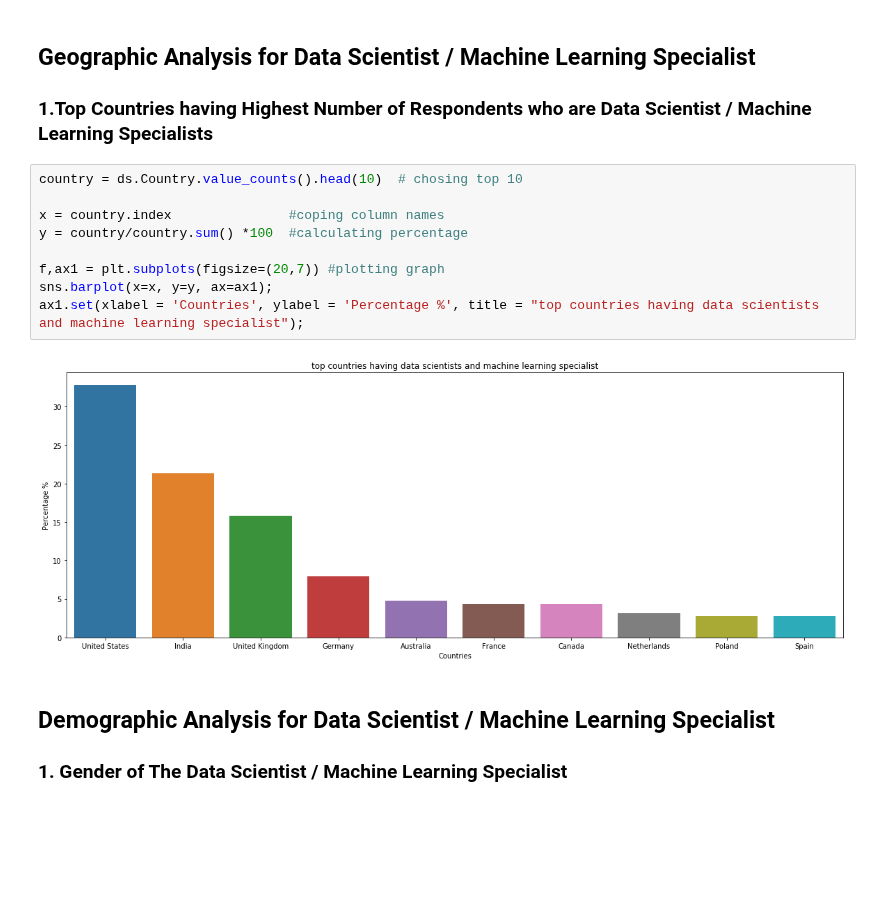
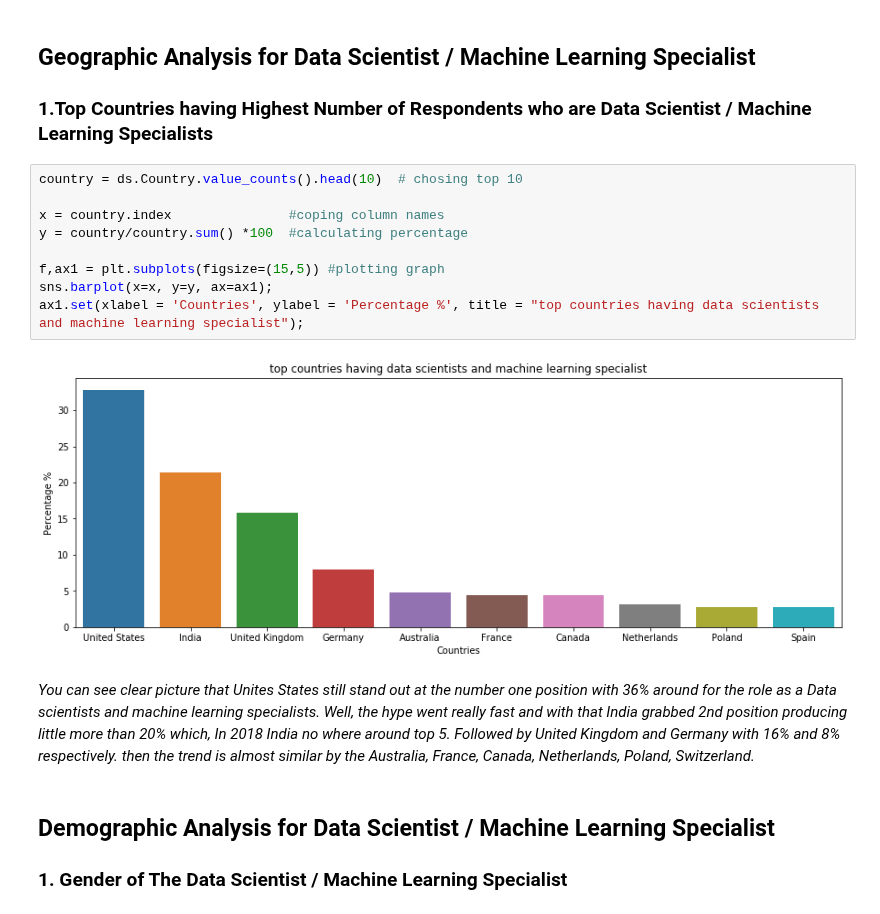
Before and after one commit to kshitijjagatkar/Stack-Overflow-2018-Developer-Survey, a Jupyter notebook: Stackoverflow -Data science industry analysis-2020.ipynb, the cells around one changed output. Drawn from its saved outputs; the diff is of its cells as text; blank space fills up the shorter version.

```diff
--- a/Stackoverflow -Data science industry analysis-2020.ipynb
+++ b/Stackoverflow -Data science industry analysis-2020.ipynb
@@ -78,14 +98,16 @@ the data science dataframe shape (369, 61) and the stackoverflow dataframe shape
 # %%
 country = ds.Country.value_counts().head(10)  # chosing top 10
 
 x = country.index               #coping column names
 y = country/country.sum() *100  #calculating percentage
 
-f,ax1 = plt.subplots(figsize=(20,7)) #plotting graph
+f,ax1 = plt.subplots(figsize=(15,5)) #plotting graph
 sns.barplot(x=x, y=y, ax=ax1);
 ax1.set(xlabel = 'Countries', ylabel = 'Percentage %', title = "top countries having data scientists and machine learning specialist");
 # %% [output]
-[figure, old version]
+[figure, new version]
+# %% [markdown]
+   *You can see clear picture that Unites States still stand out at the number one position with 36% around for the role as a Data scientists and machine learning specialists. Well, the hype went really fast and with that India grabbed 2nd position producing little more than 20% which, In 2018 India no where around top 5. Followed by United Kingdom and Germany with 16% and 8% respectively. then the trend is almost similar by the Australia, France, Canada, Netherlands, Poland, Switzerland.*
 # %% [markdown]
 ## Demographic Analysis for Data Scientist / Machine Learning Specialist
 
```
Also changed, not shown: parts of 31 cells of this notebook.
